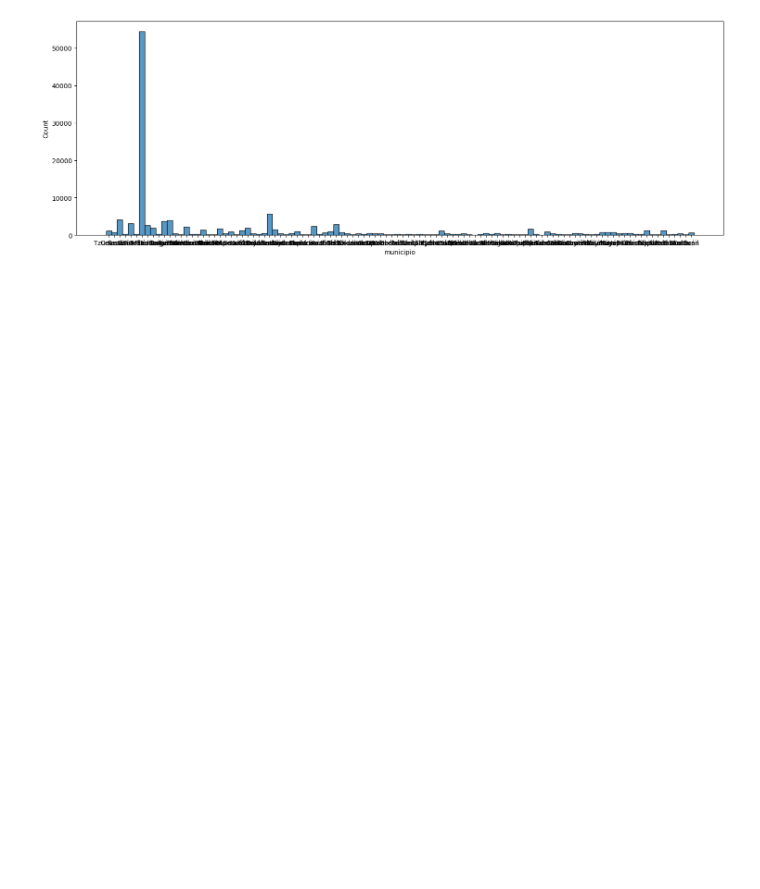
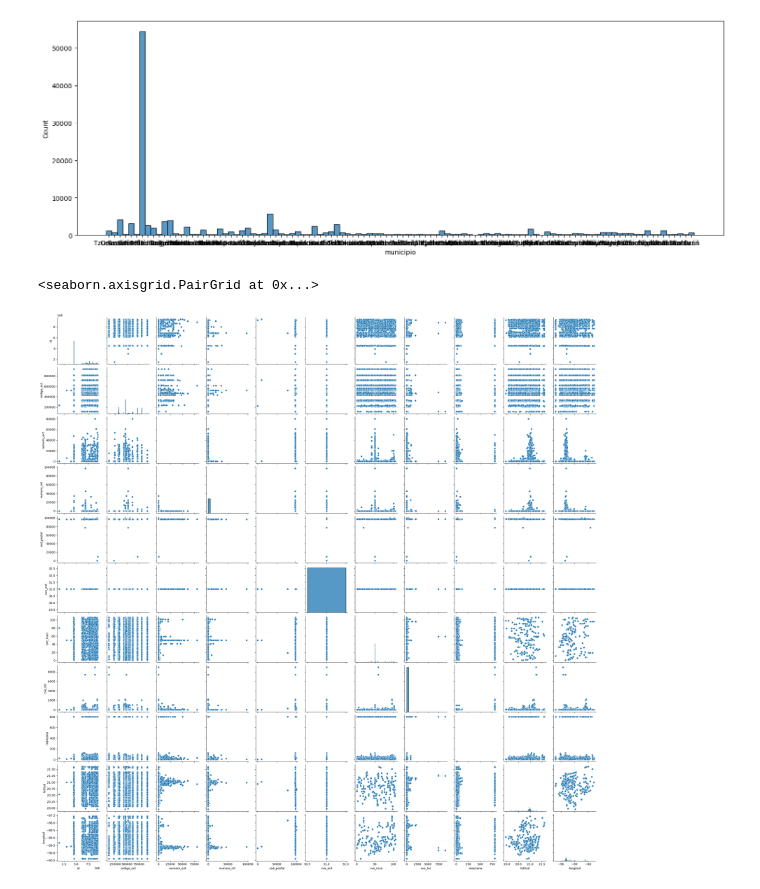
Before and after one commit to rencblanco/Ejemplo, a Jupyter notebook: dengue.ipynb, the cells around one changed output. Drawn from its saved outputs; the diff is of its cells as text; code cells hidden in the pictures; blank space fills up the shorter version.

```diff
--- a/dengue.ipynb
+++ b/dengue.ipynb
@@ -152,3 +174,8 @@ plt.figure(figsize=(18,6));
 sns.histplot(data=dengue, x='municipio');
 # %% [output]
 [figure]
+# %%
+sns.pairplot(data=dengue)
+# %% [output]
+<seaborn.axisgrid.PairGrid at 0x...>
+[figure, added]
```
Also changed, not shown: parts of 6 cells of this notebook.
